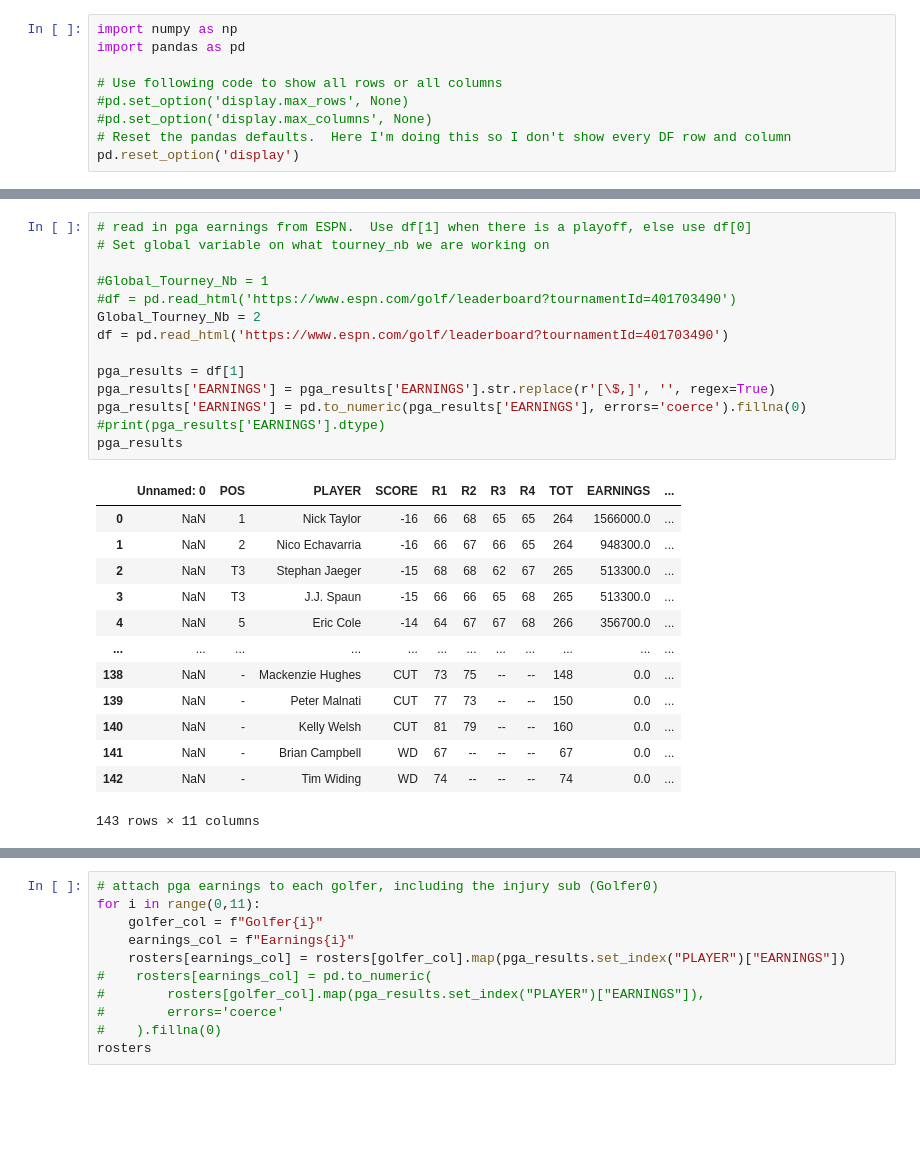
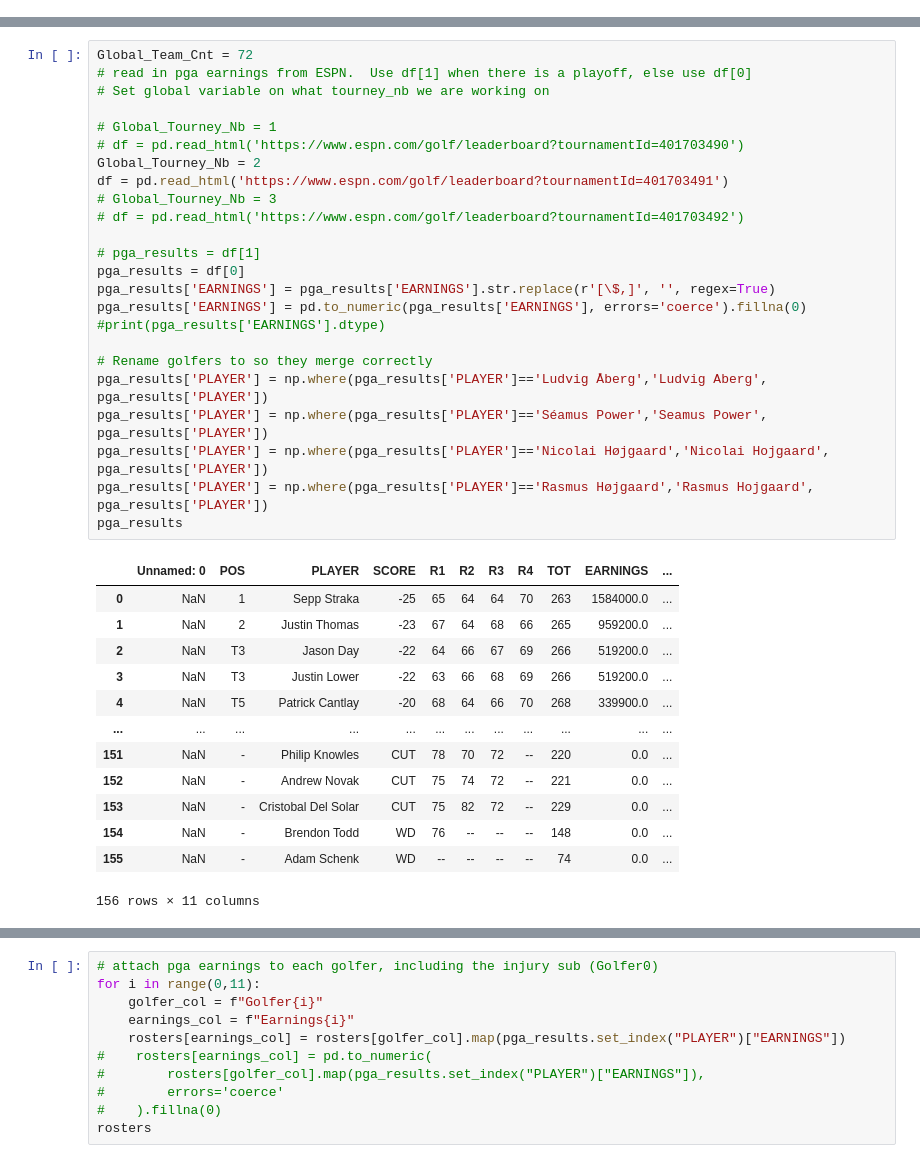
Before and after one commit to brianrexing/brianrexing.github.io, a Jupyter notebook: Calc Weekly Earnings.ipynb, the cells around one changed output, grey strips where cells are left out. Cells and saved outputs as stored; diff of their text form; blank space fills up the shorter version.

```diff
--- a/Calc Weekly Earnings.ipynb
+++ b/Calc Weekly Earnings.ipynb
@@ -1,9 +0,0 @@
-# %%
-import numpy as np
-import pandas as pd
-
-# Use following code to show all rows or all columns
-#pd.set_option('display.max_rows', None)
-#pd.set_option('display.max_columns', None)
-# Reset the pandas defaults.  Here I'm doing this so I don't show every DF row and column
-pd.reset_option('display')
@@ -10,28 +9,38 @@ pd.reset_option('display')
 # %%
+Global_Team_Cnt = 72
 # read in pga earnings from ESPN.  Use df[1] when there is a playoff, else use df[0]
 # Set global variable on what tourney_nb we are working on
 
-#Global_Tourney_Nb = 1
-#df = pd.read_html('https://www.espn.com/golf/leaderboard?tournamentId=401703490')
+# Global_Tourney_Nb = 1
+# df = pd.read_html('https://www.espn.com/golf/leaderboard?tournamentId=401703490')
 Global_Tourney_Nb = 2
-df = pd.read_html('https://www.espn.com/golf/leaderboard?tournamentId=401703490')
+df = pd.read_html('https://www.espn.com/golf/leaderboard?tournamentId=401703491')
+# Global_Tourney_Nb = 3
+# df = pd.read_html('https://www.espn.com/golf/leaderboard?tournamentId=401703492')
 
-pga_results = df[1]
+# pga_results = df[1]
+pga_results = df[0]
 pga_results['EARNINGS'] = pga_results['EARNINGS'].str.replace(r'[\$,]', '', regex=True)
 pga_results['EARNINGS'] = pd.to_numeric(pga_results['EARNINGS'], errors='coerce').fillna(0)
 #print(pga_results['EARNINGS'].dtype)
+
+# Rename golfers to so they merge correctly
+pga_results['PLAYER'] = np.where(pga_results['PLAYER']=='Ludvig Åberg','Ludvig Aberg', pga_results['PLAYER'])
+pga_results['PLAYER'] = np.where(pga_results['PLAYER']=='Séamus Power','Seamus Power', pga_results['PLAYER'])
+pga_results['PLAYER'] = np.where(pga_results['PLAYER']=='Nicolai Højgaard','Nicolai Hojgaard', pga_results['PLAYER'])
+pga_results['PLAYER'] = np.where(pga_results['PLAYER']=='Rasmus Højgaard','Rasmus Hojgaard', pga_results['PLAYER'])
 pga_results
 # %% [output]
 |  | Unnamed: 0 | POS | PLAYER | SCORE | R1 | R2 | R3 | R4 | TOT | EARNINGS | ... |
-| 0 | NaN | 1 | Nick Taylor | -16 | 66 | 68 | 65 | 65 | 264 | 1566000.0 | ... |
-| 1 | NaN | 2 | Nico Echavarria | -16 | 66 | 67 | 66 | 65 | 264 | 948300.0 | ... |
-| 2 | NaN | T3 | Stephan Jaeger | -15 | 68 | 68 | 62 | 67 | 265 | 513300.0 | ... |
-| 3 | NaN | T3 | J.J. Spaun | -15 | 66 | 66 | 65 | 68 | 265 | 513300.0 | ... |
-| 4 | NaN | 5 | Eric Cole | -14 | 64 | 67 | 67 | 68 | 266 | 356700.0 | ... |
+| 0 | NaN | 1 | Sepp Straka | -25 | 65 | 64 | 64 | 70 | 263 | 1584000.0 | ... |
+| 1 | NaN | 2 | Justin Thomas | -23 | 67 | 64 | 68 | 66 | 265 | 959200.0 | ... |
+| 2 | NaN | T3 | Jason Day | -22 | 64 | 66 | 67 | 69 | 266 | 519200.0 | ... |
+| 3 | NaN | T3 | Justin Lower | -22 | 63 | 66 | 68 | 69 | 266 | 519200.0 | ... |
+| 4 | NaN | T5 | Patrick Cantlay | -20 | 68 | 64 | 66 | 70 | 268 | 339900.0 | ... |
 | ... | ... | ... | ... | ... | ... | ... | ... | ... | ... | ... | ... |
-| 138 | NaN | - | Mackenzie Hughes | CUT | 73 | 75 | -- | -- | 148 | 0.0 | ... |
-| 139 | NaN | - | Peter Malnati | CUT | 77 | 73 | -- | -- | 150 | 0.0 | ... |
-| 140 | NaN | - | Kelly Welsh | CUT | 81 | 79 | -- | -- | 160 | 0.0 | ... |
-| 141 | NaN | - | Brian Campbell | WD | 67 | -- | -- | -- | 67 | 0.0 | ... |
-| 142 | NaN | - | Tim Widing | WD | 74 | -- | -- | -- | 74 | 0.0 | ... |
+| 151 | NaN | - | Philip Knowles | CUT | 78 | 70 | 72 | -- | 220 | 0.0 | ... |
+| 152 | NaN | - | Andrew Novak | CUT | 75 | 74 | 72 | -- | 221 | 0.0 | ... |
+| 153 | NaN | - | Cristobal Del Solar | CUT | 75 | 82 | 72 | -- | 229 | 0.0 | ... |
+| 154 | NaN | - | Brendon Todd | WD | 76 | -- | -- | -- | 148 | 0.0 | ... |
+| 155 | NaN | - | Adam Schenk | WD | -- | -- | -- | -- | 74 | 0.0 | ... |
-143 rows × 11 columns
+156 rows × 11 columns
```
Also changed, not shown: parts of 11 cells of this notebook.
